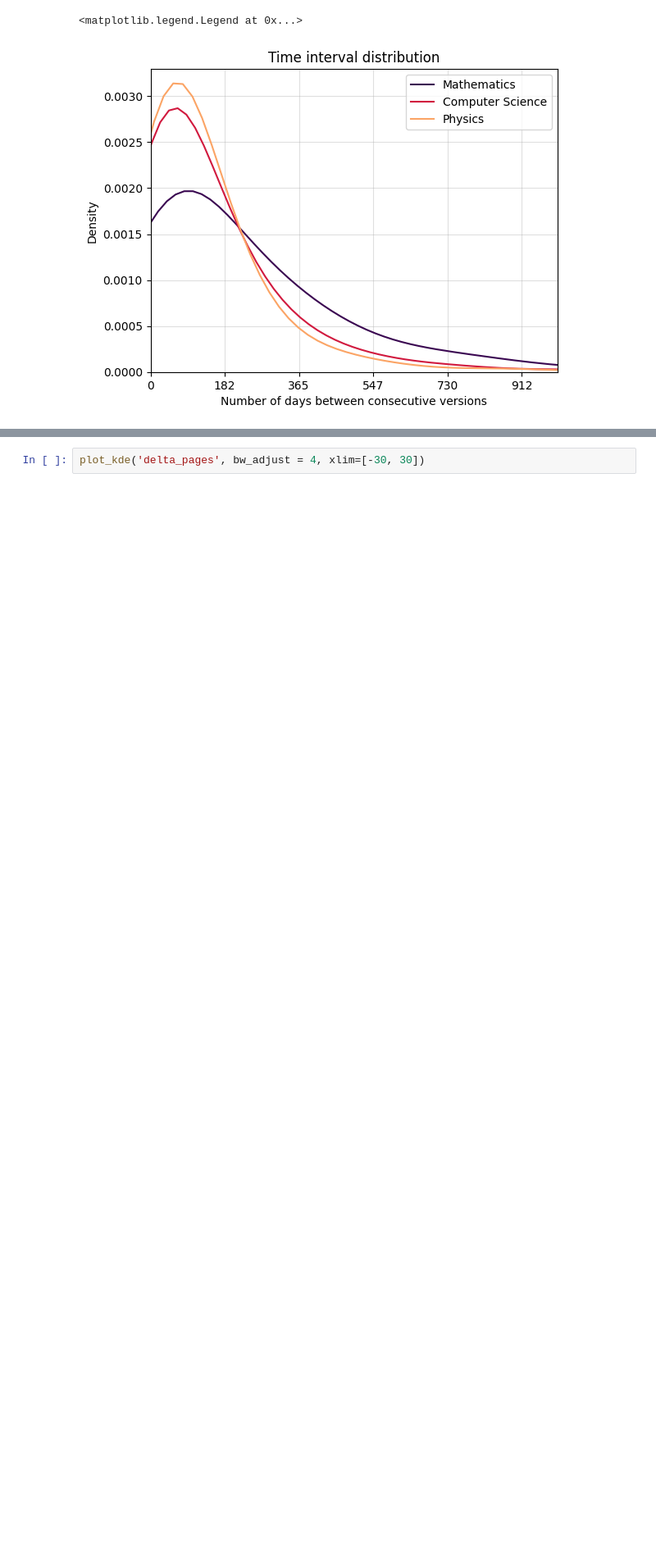
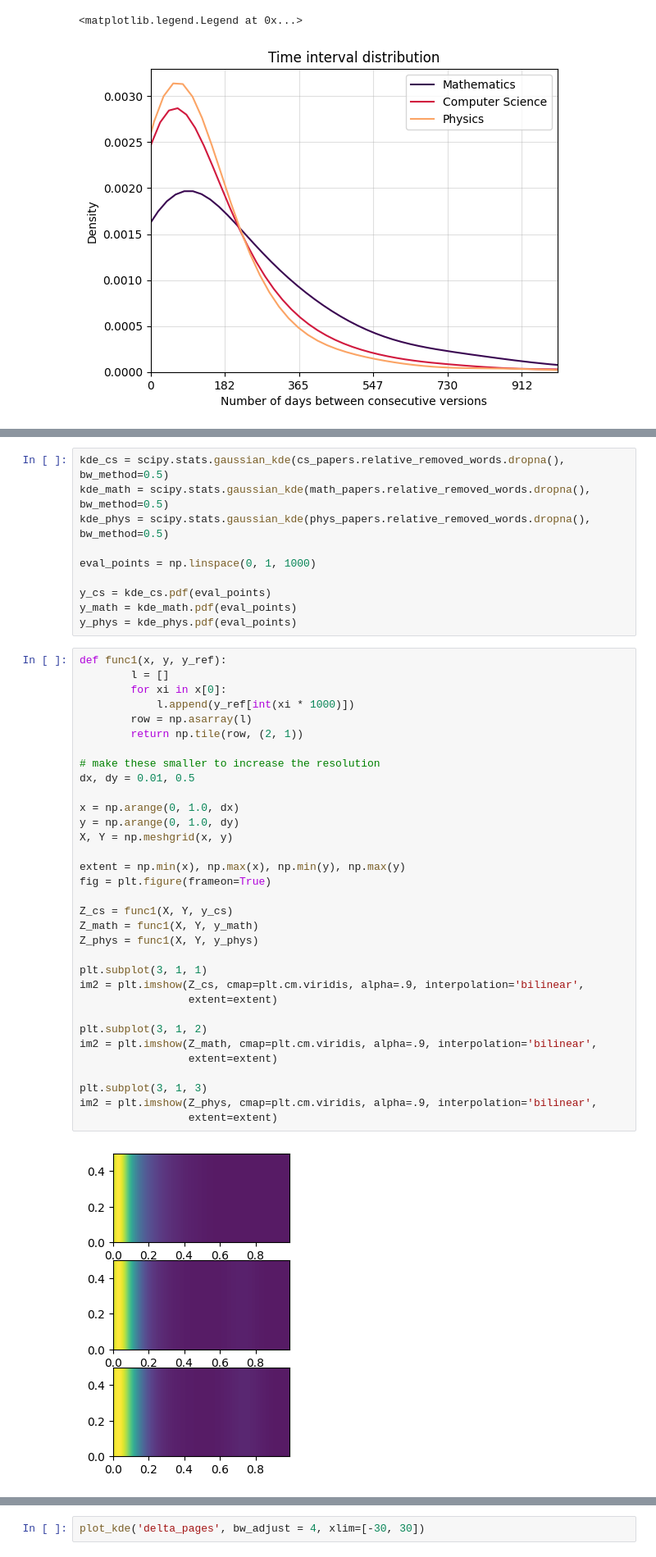
Before and after one commit to andcov/arXiv_preprints_version_analysis, a Jupyter notebook: _analyse.ipynb, the cells around one changed output, grey strips where cells are left out. Shown: that part at 82% size. Cells and saved outputs as stored; diff of their text form; blank space fills up the shorter version.

```diff
--- a/_analyse.ipynb
+++ b/_analyse.ipynb
@@ -750 +940,46 @@ plot_kde('delta_pages', bw_adjust = 3, xlim=[-30, 30])
+# %%
+kde_cs = scipy.stats.gaussian_kde(cs_papers.relative_removed_words.dropna(), bw_method=0.5)
+kde_math = scipy.stats.gaussian_kde(math_papers.relative_removed_words.dropna(), bw_method=0.5)
+kde_phys = scipy.stats.gaussian_kde(phys_papers.relative_removed_words.dropna(), bw_method=0.5)
+
+eval_points = np.linspace(0, 1, 1000)
+
+y_cs = kde_cs.pdf(eval_points)
+y_math = kde_math.pdf(eval_points)
+y_phys = kde_phys.pdf(eval_points)
+# %%
+def func1(x, y, y_ref):
+        l = []
+        for xi in x[0]:
+            l.append(y_ref[int(xi * 1000)])
+        row = np.asarray(l)
+        return np.tile(row, (2, 1))
+
+# make these smaller to increase the resolution
+dx, dy = 0.01, 0.5
+
+x = np.arange(0, 1.0, dx)
+y = np.arange(0, 1.0, dy)
+X, Y = np.meshgrid(x, y)
+
+extent = np.min(x), np.max(x), np.min(y), np.max(y)
+fig = plt.figure(frameon=True)
+
+Z_cs = func1(X, Y, y_cs)
+Z_math = func1(X, Y, y_math)
+Z_phys = func1(X, Y, y_phys)
+
+plt.subplot(3, 1, 1)
+im2 = plt.imshow(Z_cs, cmap=plt.cm.viridis, alpha=.9, interpolation='bilinear',
+                 extent=extent)
+
+plt.subplot(3, 1, 2)
+im2 = plt.imshow(Z_math, cmap=plt.cm.viridis, alpha=.9, interpolation='bilinear',
+                 extent=extent)
+
+plt.subplot(3, 1, 3)
+im2 = plt.imshow(Z_phys, cmap=plt.cm.viridis, alpha=.9, interpolation='bilinear',
+                 extent=extent)
+# %% [output]
+[figure, added]
 # %%
```
Also changed, not shown: parts of 44 cells of this notebook, 4 other files.
